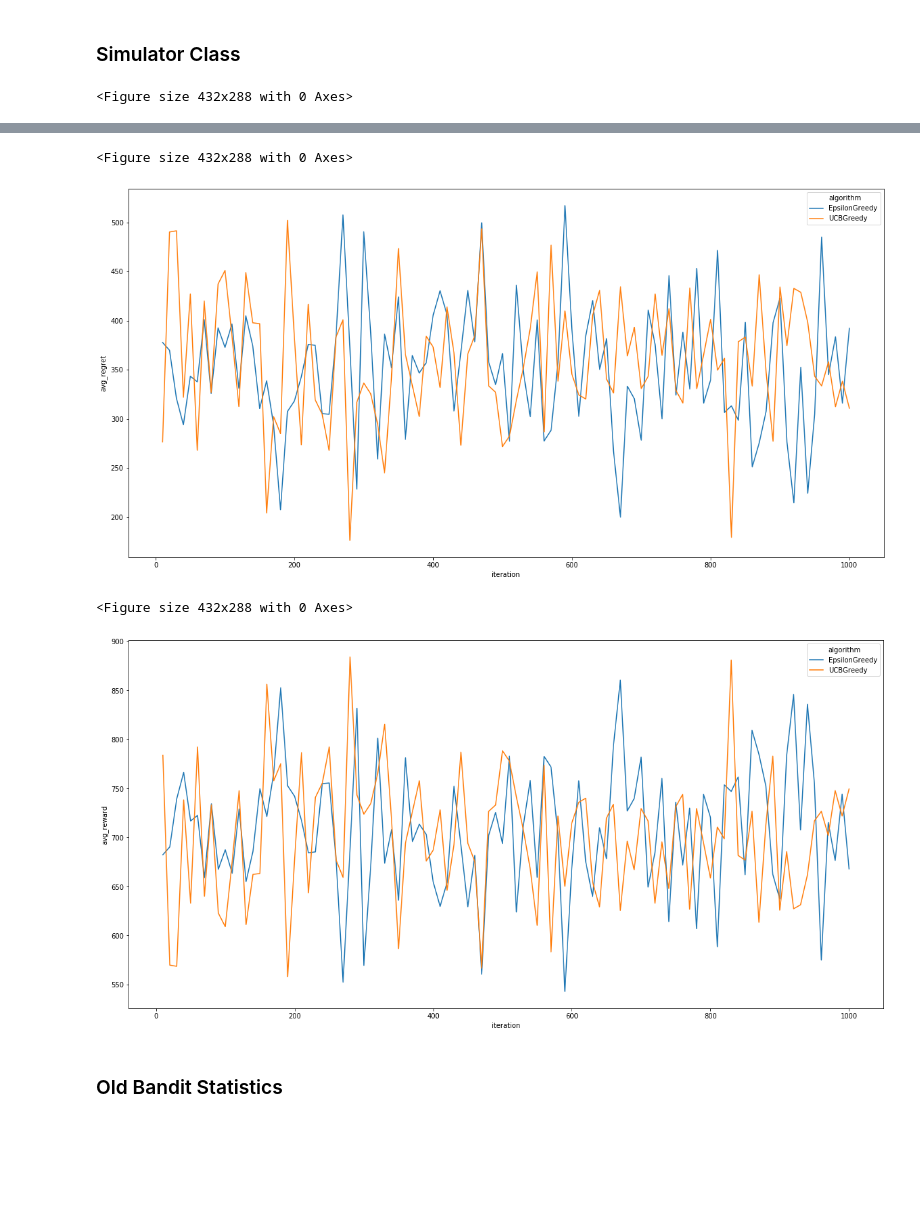
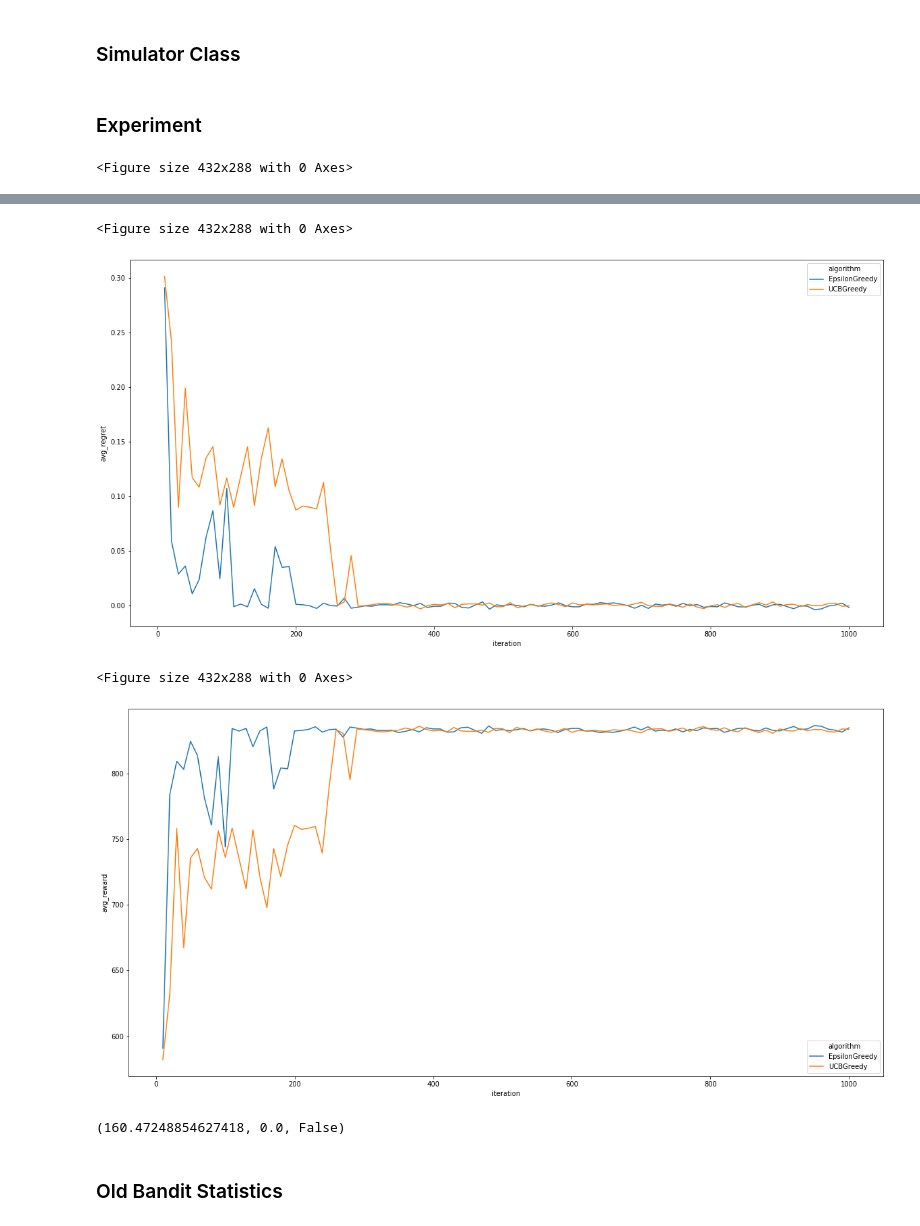
Before and after one commit to hpi-sam/bandits-4-self-repair, a Jupyter notebook: bandit_algorithms.ipynb, the cells around one changed output, grey strips where cells are left out. Drawn from its saved outputs; the diff is of its cells as text; code cells hidden in the pictures; blank space fills up the shorter version.

```diff
--- a/bandit_algorithms.ipynb
+++ b/bandit_algorithms.ipynb
@@ -82,7 +34,7 @@ def lazy_property(fn):
     return _lazy_property
 
 class MultiArmedBandit:
-    def __init__(self, data, no_of_actions=3, transform='raw', env='Linear'):
+    def __init__(self, no_of_actions=3, transform='raw', env='Linear'):
         dh = DataHandler(environment=env)
         self.__actions = dh.get_sample_component_failure_pairs(no_of_actions)
         self.__data = dh.data
@@ -150,7 +102,7 @@ class MultiArmedBandit:
     def reward_regret_optimal_for_arm(self, arm_index=0):
         reward = self.pull_arm(arm_index)
         optimal_reward = self.true_mean_arm_rewards[self.true_optimal_arm]
-        regret = optimal_reward - reward
+        regret = (optimal_reward - reward) / optimal_reward
         optimal = self.true_optimal_arm == arm_index
         return reward, regret, optimal
 
@@ -175,22 +127,26 @@ class EpsilonGreedy(BanditAlgorithm):
     def __init__(self, bandit, epsilon=0.3, decay=0.0):
         super().__init__(bandit)
         self.name = 'EpsilonGreedy'
-        self.__log = [[] for arm in self.bandit.arms]
-        self.__epsilon = epsilon
-        self.__decay = decay
+        self.log = [[] for arm in self.bandit.arms]
+        self.epsilon = epsilon
+        self.decay = decay
 
     def log_is_empty(self):
-        for entry in self.__log:
+        for entry in self.log:
             if entry: return False
         return True
 
     def reward_regret_optimal(self):
-        if random.random() <= self.__epsilon or self.log_is_empty():
+        arm = 0
+        if random.random() <= self.epsilon or self.log_is_empty():
             arm = random.randrange(self.bandit.number_of_arms)
         else:
-            means = [statistics.mean(entry) if entry else float('nan') for entry in self.__log]
+            means = [statistics.mean(entry) if entry else float('nan') for entry in self.log]
             arm = means.index(max(means))
-        return self.bandit.reward_regret_optimal_for_arm(arm)
+        self.epsilon = self.epsilon * (1 - self.decay)
+        reward, regret, optimal = self.bandit.reward_regret_optimal_for_arm(arm)
+        self.log[arm].append(reward)
+        return reward, regret, optimal
 
 class UCBGreedy(BanditAlgorithm):
     def __init__(self, bandit, epsilon=0.3, decay=0.0):
@@ -206,13 +162,18 @@ class UCBGreedy(BanditAlgorithm):
         return True
 
     def reward_regret_optimal(self):
+        arm = 0
         if random.random() <= self.__epsilon or self.log_is_empty():
             arm = random.randrange(self.bandit.number_of_arms)
         else:
+            iteration = sum(len(x) for x in self.__log)
             means = [statistics.mean(entry) if entry else float('nan') for entry in self.__log]
             upper_confidence_bounds = [means[index] + math.sqrt((2*math.log(iteration+1))/len(self.__log[index])) if self.__log[index] else means[index] for index in range(len(means))]
             arm = upper_confidence_bounds.index(max(upper_confidence_bounds))
-        return self.bandit.reward_regret_optimal_for_arm(arm)
+        self.__epsilon = self.__epsilon * (1 - self.__decay)
+        reward, regret, optimal = self.bandit.reward_regret_optimal_for_arm(arm)
+        self.__log[arm].append(reward)
+        return reward, regret, optimal
 # %% [markdown]
 ### Simulator Class
 # %%
@@ -240,13 +201,11 @@ class Simulator:
                     log_entry = {'iteration': i+1, 'algorithm': algo.name, 'avg_reward': avg_reward, 'avg_regret': avg_regret, 'avg_optimal_arm_used': avg_optimal_arm_used}
                     self.__log.append(log_entry)
                 step_log = {algo: [] for algo in self.__algorithms}
+# %% [markdown]
+### Experiment
 # %%
-three_actions = (('Query Service', 'CF1', 'RestartComponent'),
-                 ('Authentication Service', 'CF3', 'ReplaceComponent'),
-                 ('Reputation Service', 'CF5', 'AddReplica'))
-
-my_bandit = MultiArmedBandit(data, no_of_actions=5, transform='cube', env='Linear_Shifted')
-algos = [EpsilonGreedy(my_bandit, epsilon=0.6, decay=0.01), UCBGreedy(my_bandit, epsilon=0.6, decay=0.01)]
+my_bandit = MultiArmedBandit(no_of_actions=4, transform='cube', env='Linear_Shifted')
+algos = [EpsilonGreedy(my_bandit, epsilon=0.3, decay=0.01), UCBGreedy(my_bandit, epsilon=0.3, decay=0.01)]
 sim = Simulator(algos)
 sim.simulate(iterations=1000, step_size=10)
 sim.plot('optimal_arm_used')
@@ -258,7 +217,11 @@ sim.plot('reward')
 <Figure size 432x288 with 0 Axes>
-[figure, old version]
+[figure, new version]
 <Figure size 432x288 with 0 Axes>
-[figure, old version]
+[figure, new version]
+# %%
+algos[1].reward_regret_optimal()
+# %% [output]
+(160.47248854627418, 0.0, False)
 # %% [markdown]
 ### Old Bandit Statistics
 # %%
```
Also changed, not shown: parts of 5 cells of this notebook.
